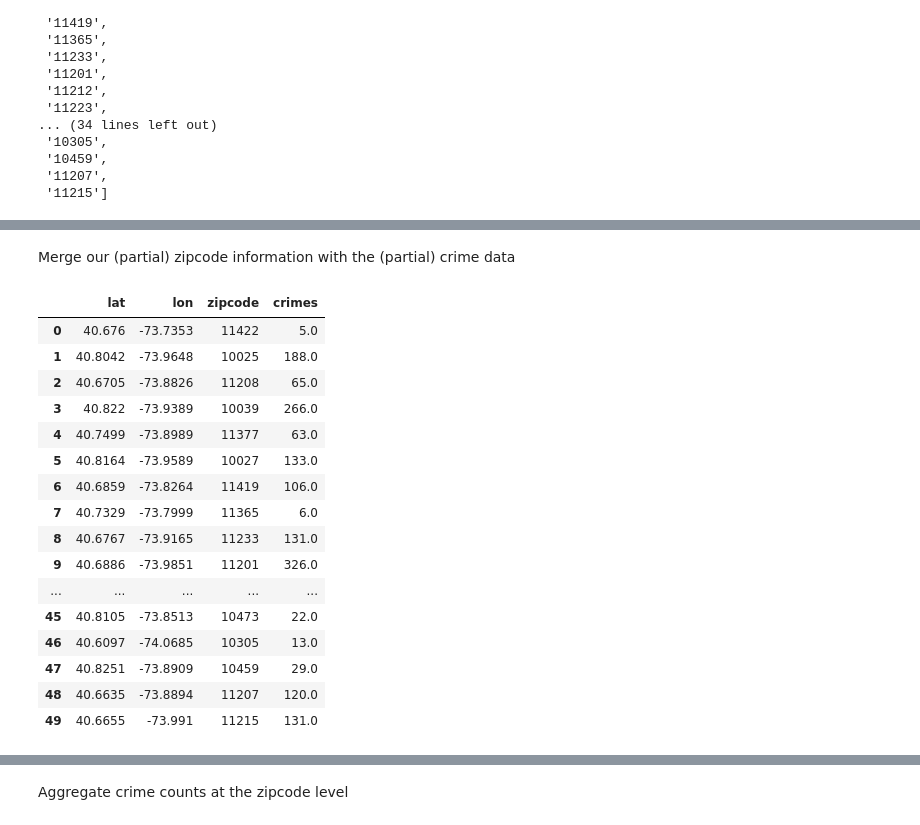
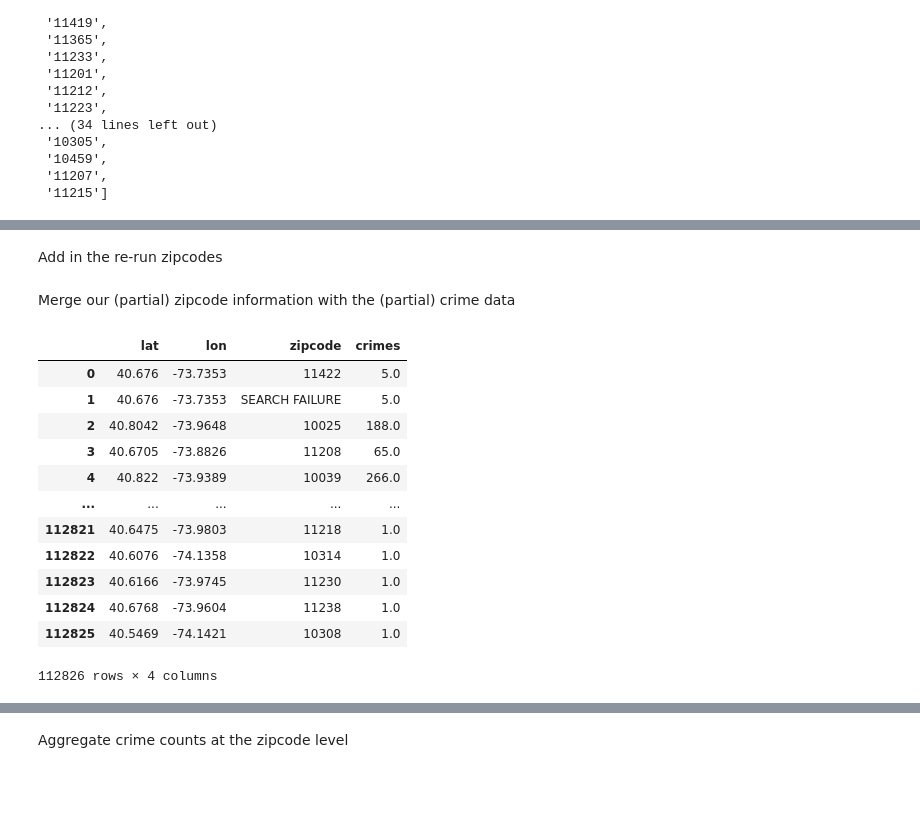
Before and after one commit to brenton72/NYC-crime-project, a Jupyter notebook: plotting_notebooks/Geocoding_notebook.ipynb, the cells around one changed output, grey strips where cells are left out. Cells and saved outputs as stored; diff of their text form; code cells hidden in the pictures; blank space fills up the shorter version.

Commit message:
Adding subway station zipcodes

```diff
--- a/plotting_notebooks/Geocoding_notebook.ipynb
+++ b/plotting_notebooks/Geocoding_notebook.ipynb
@@ -121,7 +132,7 @@ ct = 0
 Specify our index ranges:
 # %%
 start_index = 0
-end_index = 50
+end_index = len(crime_latlon_df)
 # %%
 from tqdm import tqdm
 import time
@@ -191,28 +225,65 @@ print(len(failure_index))
+# %%
+from tqdm import tqdm
+import time
+
+#Adjust the range as needed for missing values
+for i in tqdm(np.arange(len(failure_index))):
+    try:
+        success = 0
+        lat = pl_lat[failure_index[i]]
+        lon = pl_lon[failure_index[i]]
+        query = GoogPlac(lat,lon, 10, YOUR_API_KEY)
+        for j in range(2):
+            if success == 0:
+                query2 = GoogPlacID(query['results'][j]['place_id'],YOUR_API_KEY)
+                for i in range(len(query2['result']['address_components'])):
+                    if query2['result']['address_components'][i]['types'] == ['postal_code']:
+                        pl_zip_fail.append(query2['result']['address_components'][i]['long_name'])
+                        success = 1
+                        break
+        if success == 0:
+            pl_zip_fail.append('ZIP_NOT_FOUND')
+        pl_lat_fail.append(lat)
+        pl_lon_fail.append(lon)
+
+
+    except:
+        ct_fail = ct_fail + 1
+        pl_lat_fail.append(pl_lat[failure_index[i]])
+        pl_lon_fail.append(pl_lat[failure_index[i]])
+        pl_zip_fail.append('SEARCH FAILURE 2')
+        search_failures_2.append((pl_lat[failure_index[i]],pl_lon[failure_index[i]]))
+        failure_index_2.append(i)
+        if np.mod(ct_fail,25) == 0:
+            print('Failure ' + str(ct_fail) + ': ' + str((pl_lat[failure_index[i]],pl_lon[failure_index[i]])))
+# %% [markdown]
+Add in the re-run zipcodes
+# %%
+for i in range(len(failure_index)):
+    pl_zip[failure_index[i]] = pl_zip_fail[i]
 # %% [markdown]
 Merge our (partial) zipcode information with the (partial) crime data
 # %%
 df_zips = pd.DataFrame([pl_lat, pl_lon, pl_zip]).T
 df_zips = df_zips.rename(index=str, columns={0: 'lat', 1: 'lon', 2: 'zipcode'})
-df_merged = df_zips.merge(crime_latlon_df.iloc[start_index:end_index], on=['lat','lon'])
+#df_merged = df_zips.merge(crime_latlon_df.iloc[start_index:end_index], on=['lat','lon'])
+df_merged = df_zips.merge(crime_latlon_df, on=['lat','lon'])
+
 df_merged
 # %% [output]
 |  | lat | lon | zipcode | crimes |
 | 0 | 40.676 | -73.7353 | 11422 | 5.0 |
-| 1 | 40.8042 | -73.9648 | 10025 | 188.0 |
-| 2 | 40.6705 | -73.8826 | 11208 | 65.0 |
-| 3 | 40.822 | -73.9389 | 10039 | 266.0 |
-| 4 | 40.7499 | -73.8989 | 11377 | 63.0 |
-| 5 | 40.8164 | -73.9589 | 10027 | 133.0 |
-| 6 | 40.6859 | -73.8264 | 11419 | 106.0 |
-| 7 | 40.7329 | -73.7999 | 11365 | 6.0 |
-| 8 | 40.6767 | -73.9165 | 11233 | 131.0 |
-| 9 | 40.6886 | -73.9851 | 11201 | 326.0 |
+| 1 | 40.676 | -73.7353 | SEARCH FAILURE | 5.0 |
+| 2 | 40.8042 | -73.9648 | 10025 | 188.0 |
+| 3 | 40.6705 | -73.8826 | 11208 | 65.0 |
+| 4 | 40.822 | -73.9389 | 10039 | 266.0 |
 | ... | ... | ... | ... | ... |
-| 45 | 40.8105 | -73.8513 | 10473 | 22.0 |
-| 46 | 40.6097 | -74.0685 | 10305 | 13.0 |
-| 47 | 40.8251 | -73.8909 | 10459 | 29.0 |
-| 48 | 40.6635 | -73.8894 | 11207 | 120.0 |
-| 49 | 40.6655 | -73.991 | 11215 | 131.0 |
+| 112821 | 40.6475 | -73.9803 | 11218 | 1.0 |
+| 112822 | 40.6076 | -74.1358 | 10314 | 1.0 |
+| 112823 | 40.6166 | -73.9745 | 11230 | 1.0 |
+| 112824 | 40.6768 | -73.9604 | 11238 | 1.0 |
+| 112825 | 40.5469 | -74.1421 | 10308 | 1.0 |
+112826 rows × 4 columns
 # %%
 df_merged.zipcode.describe()
 # %% [output]
```
Also changed, not shown: parts of 17 cells of this notebook, 2 other files.
